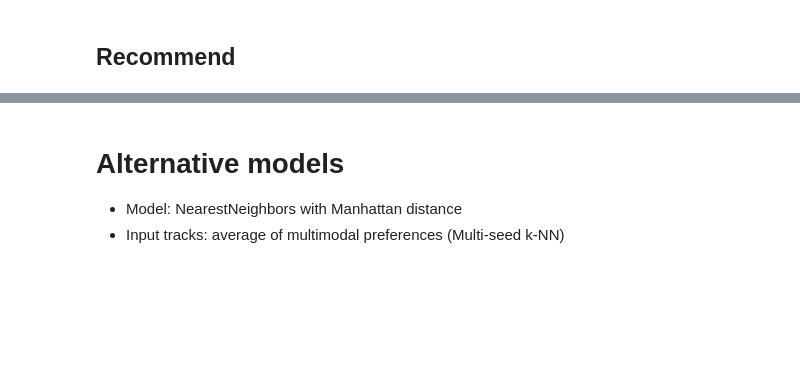
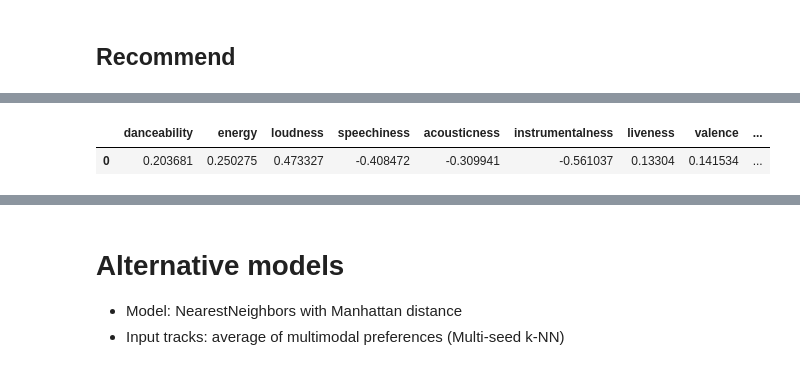
Before and after one commit to Victorpeereiraa/cross_genre_music_discovery, a Jupyter notebook: baseline_model.ipynb, the cells around one changed output, grey strips where cells are left out. Cells and saved outputs as stored; diff of their text form; code cells hidden in the pictures; blank space fills up the shorter version.

```diff
--- a/baseline_model.ipynb
+++ b/baseline_model.ipynb
@@ -151,0 +146,11 @@ recommendations[['track_id', 'artists', 'album_name', 'track_name', 'track_genre
+# %%
+# Print recommendations profile
+recommendations_indices = recommendations.index.to_list()
+recommendations_tracks = X_scaled.iloc[recommendations_indices]
+
+recommendations_profile = recommendations_tracks.mean(axis=0).to_frame().T
+
+recommendations_profile
+# %% [output]
+|  | danceability | energy | loudness | speechiness | acousticness | instrumentalness | liveness | valence | ... |
+| 0 | 0.203681 | 0.250275 | 0.473327 | -0.408472 | -0.309941 | -0.561037 | 0.13304 | 0.141534 | ... |
```
Also changed, not shown: parts of 9 cells of this notebook, 1 other file.
